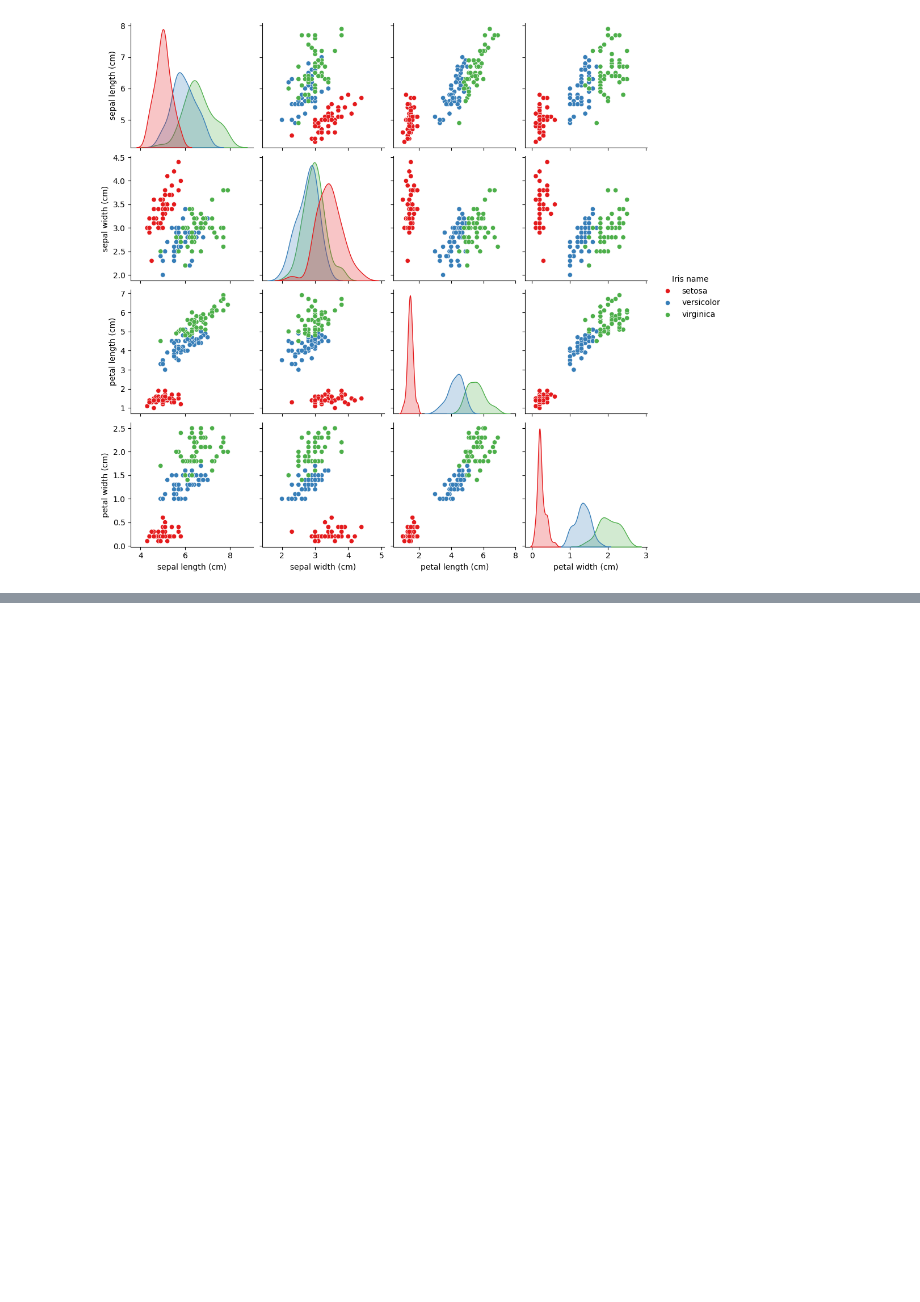
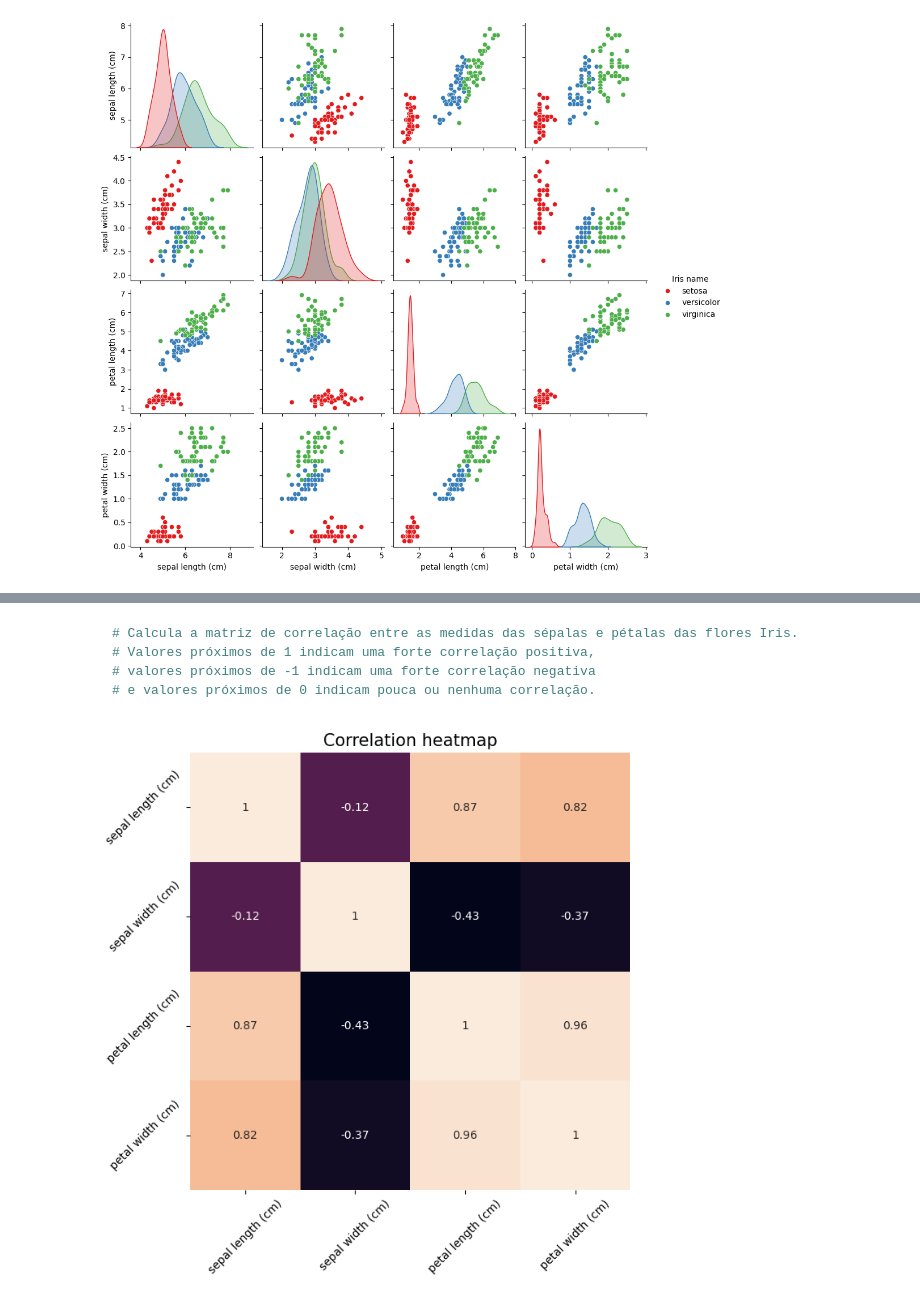
Before and after one commit to Heberson-Vinhote/dataset_iris_scikit-learn, a Jupyter notebook: dataset_iris.ipynb, the cells around one changed output, grey strips where cells are left out. Cells and saved outputs as stored; diff of their text form; code cells hidden in the pictures; blank space fills up the shorter version.

Commit message:
incluindo heatmap para análise mais concreta da correlação entre as medidas.

````diff
--- a/dataset_iris.ipynb
+++ b/dataset_iris.ipynb
@@ -129,0 +142,14 @@ sns.pairplot(iris_df, hue = 'Iris name', vars= ['sepal length (cm)', 'sepal widt
+# %% [markdown]
+```python
+# Calcula a matriz de correlação entre as medidas das sépalas e pétalas das flores Iris.
+# Valores próximos de 1 indicam uma forte correlação positiva,
+# valores próximos de -1 indicam uma forte correlação negativa
+# e valores próximos de 0 indicam pouca ou nenhuma correlação.
+```
+# %%
+fig, axes = plt.subplots(figsize=(7,7))
+sns.heatmap(iris_df.iloc[:,:4].corr(), annot=True, cbar=False)
+axes.tick_params(labelrotation=45)
+plt.title("Correlation heatmap", fontsize=15);
+# %% [output]
+[figure, added]
````
Also changed, not shown: parts of 3 cells of this notebook.
